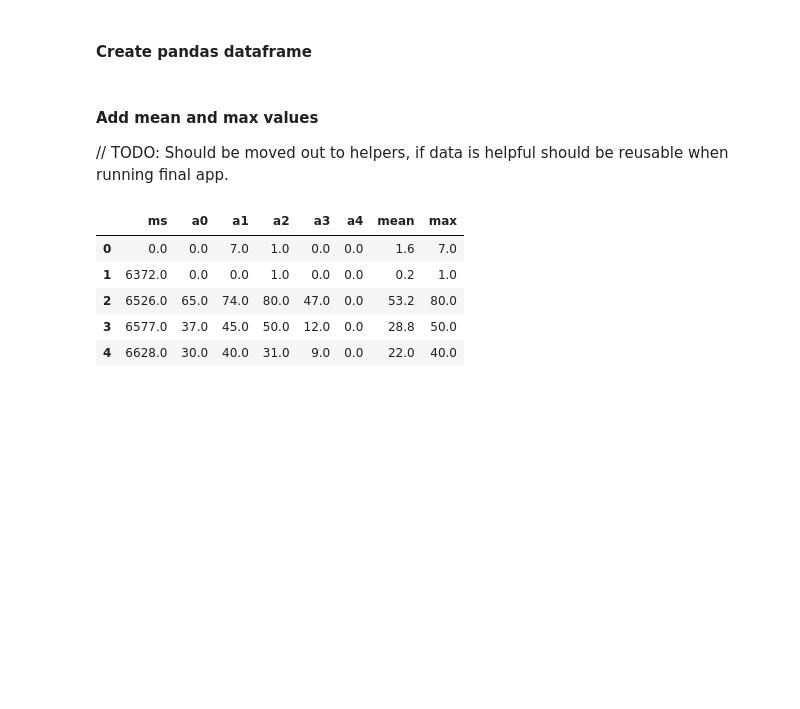
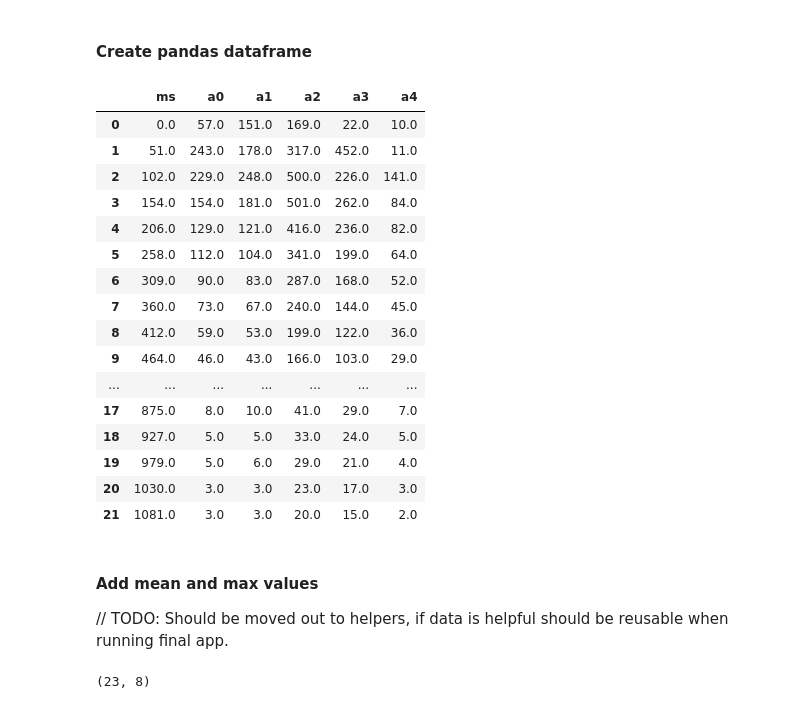
Before and after one commit to endre86/CleanKitchen, a Jupyter notebook: jupyter notebooks/Initial data check.ipynb, the cells around one changed output. Cells and saved outputs as stored; diff of their text form; code cells hidden in the pictures; blank space fills up the shorter version.

```diff
--- a/jupyter notebooks/Initial data check.ipynb
+++ b/jupyter notebooks/Initial data check.ipynb
@@ -89,10 +89,35 @@ On another note, the dishwasher should probably use a light sensor, so we might
 #### Create pandas dataframe
 # %%
 #id for current reading that is looked at
-curr_reading_id = '2016-07-16 23:57:04.046822'
+curr_reading_id = '2016-07-16 23:57:27.301672'
+
+# Remove rows - They did not look very interesting
+raw_data_readings[curr_reading_id] = raw_data_readings[curr_reading_id][1:24]
+
+# Retransform MS for curr_reading
+data_transformation.standarize_ms(raw_data_readings[curr_reading_id], 2)
 
 reading1_df = pd.DataFrame(data=raw_data_readings[curr_reading_id], columns=['identifier', 'label', 'ms', 'a0', 'a1', 'a2', 'a3', 'a4'])
 reading1_df = reading1_df[['ms', 'a0', 'a1', 'a2', 'a3', 'a4']].astype(float)
+reading1_df.head(-1)
+# %% [output]
+|  | ms | a0 | a1 | a2 | a3 | a4 |
+| 0 | 0.0 | 57.0 | 151.0 | 169.0 | 22.0 | 10.0 |
+| 1 | 51.0 | 243.0 | 178.0 | 317.0 | 452.0 | 11.0 |
+| 2 | 102.0 | 229.0 | 248.0 | 500.0 | 226.0 | 141.0 |
+| 3 | 154.0 | 154.0 | 181.0 | 501.0 | 262.0 | 84.0 |
+| 4 | 206.0 | 129.0 | 121.0 | 416.0 | 236.0 | 82.0 |
+| 5 | 258.0 | 112.0 | 104.0 | 341.0 | 199.0 | 64.0 |
+| 6 | 309.0 | 90.0 | 83.0 | 287.0 | 168.0 | 52.0 |
+| 7 | 360.0 | 73.0 | 67.0 | 240.0 | 144.0 | 45.0 |
+| 8 | 412.0 | 59.0 | 53.0 | 199.0 | 122.0 | 36.0 |
+| 9 | 464.0 | 46.0 | 43.0 | 166.0 | 103.0 | 29.0 |
+| ... | ... | ... | ... | ... | ... | ... |
+| 17 | 875.0 | 8.0 | 10.0 | 41.0 | 29.0 | 7.0 |
+| 18 | 927.0 | 5.0 | 5.0 | 33.0 | 24.0 | 5.0 |
+| 19 | 979.0 | 5.0 | 6.0 | 29.0 | 21.0 | 4.0 |
+| 20 | 1030.0 | 3.0 | 3.0 | 23.0 | 17.0 | 3.0 |
+| 21 | 1081.0 | 3.0 | 3.0 | 20.0 | 15.0 | 2.0 |
 # %% [markdown]
 #### Add mean and max values
 
@@ -100,13 +125,8 @@ reading1_df = reading1_df[['ms', 'a0', 'a1', 'a2', 'a3', 'a4']].astype(float)
 # %%
 reading1_df['mean'] = reading1_df[['a0','a1','a2','a3', 'a4']].mean(axis=1)
 reading1_df['max'] = reading1_df[['a0','a1','a2','a3', 'a4']].max(axis=1)
-reading1_df.head()
+reading1_df.shape
 # %% [output]
-|  | ms | a0 | a1 | a2 | a3 | a4 | mean | max |
-| 0 | 0.0 | 0.0 | 7.0 | 1.0 | 0.0 | 0.0 | 1.6 | 7.0 |
-| 1 | 6372.0 | 0.0 | 0.0 | 1.0 | 0.0 | 0.0 | 0.2 | 1.0 |
-| 2 | 6526.0 | 65.0 | 74.0 | 80.0 | 47.0 | 0.0 | 53.2 | 80.0 |
-| 3 | 6577.0 | 37.0 | 45.0 | 50.0 | 12.0 | 0.0 | 28.8 | 50.0 |
-| 4 | 6628.0 | 30.0 | 40.0 | 31.0 | 9.0 | 0.0 | 22.0 | 40.0 |
+(23, 8)
 # %%
 reading_1_a1_df = reading1_df[['ms', 'a0', 'a1', 'a2', 'a3', 'a4']]
```
Also changed, not shown: parts of 4 cells of this notebook.
